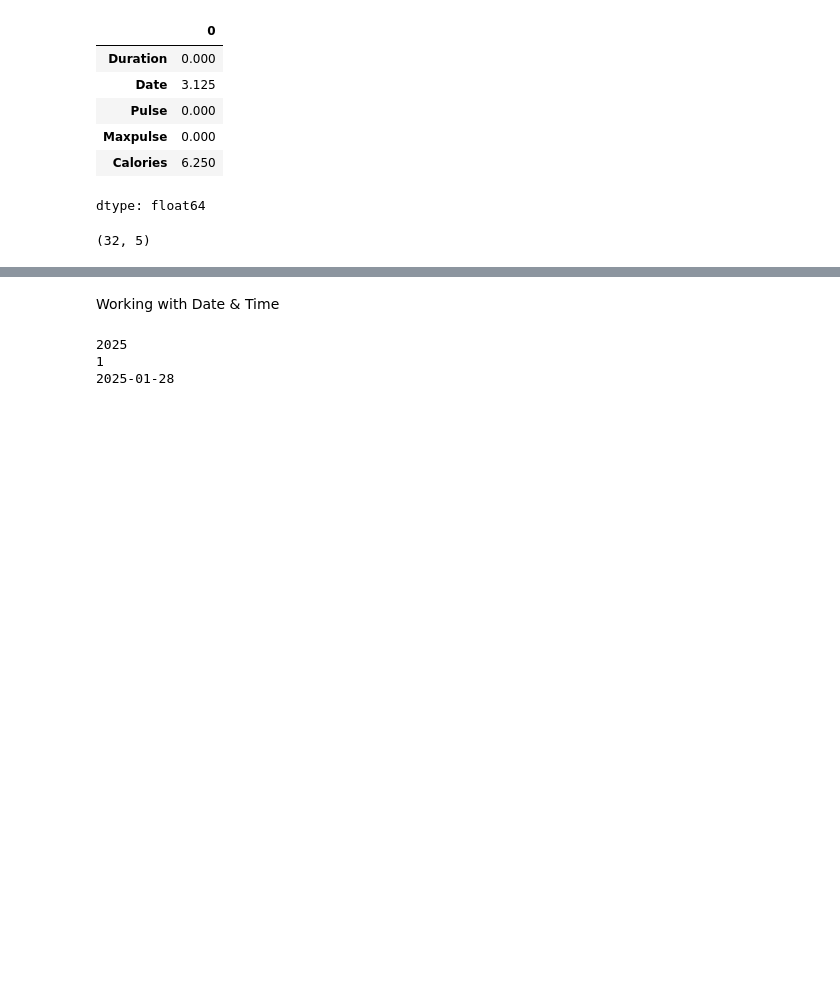
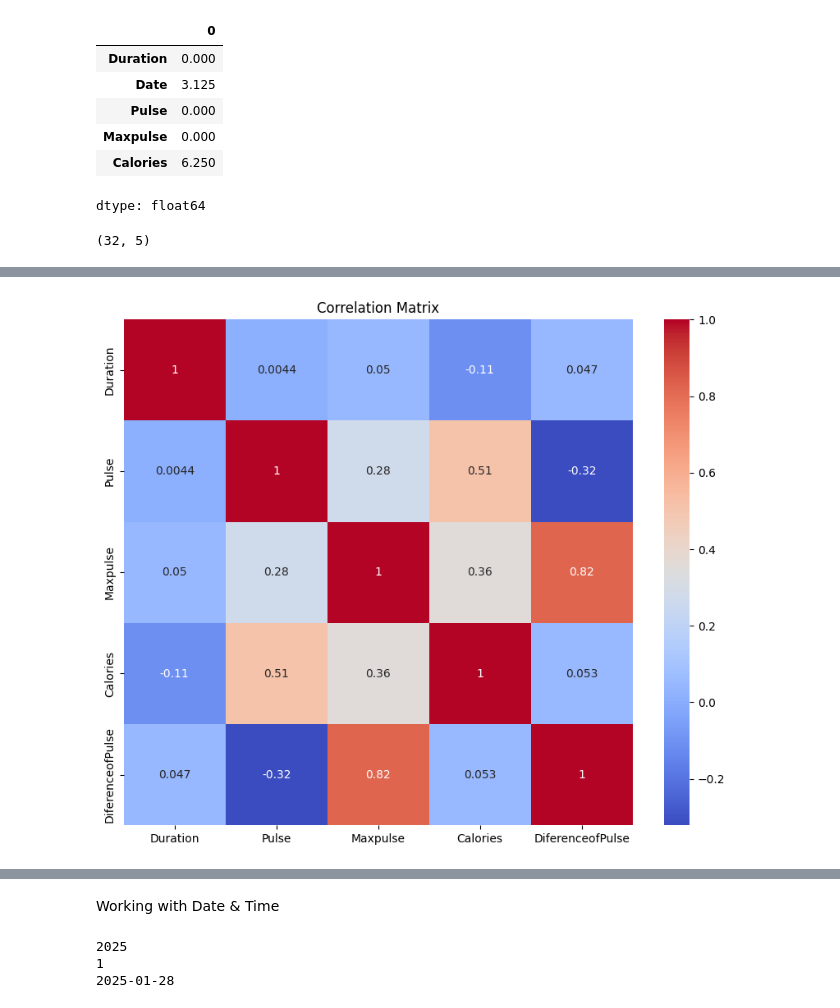
Before and after one commit to rvalarezo/data_analytics, a Jupyter notebook: EDA.ipynb, the cells around one changed output, grey strips where cells are left out. Cells and saved outputs as stored; diff of their text form; code cells hidden in the pictures; blank space fills up the shorter version.

```diff
--- a/EDA.ipynb
+++ b/EDA.ipynb
@@ -67,0 +76,3 @@ df.shape
+# %%
+df['DiferenceofPulse'] = df['Maxpulse']-df['Pulse']
+df.head()
@@ -67,0 +86,3 @@ df.shape
+# %%
+numerical_data = df.drop(columns=['Date'])
+numerical_data.head()
@@ -67,0 +96,3 @@ df.shape
+# %%
+correlation_matrix = numerical_data.corr()
+correlation_matrix
@@ -67,0 +106,8 @@ df.shape
+# %%
+
+plt.figure(figsize=(10, 8))
+sns.heatmap(correlation_matrix, annot=True, cmap='coolwarm')
+plt.title('Correlation Matrix')
+plt.show()
+# %% [output]
+[figure, added]
```
Also changed, not shown: parts of 11 cells of this notebook.
